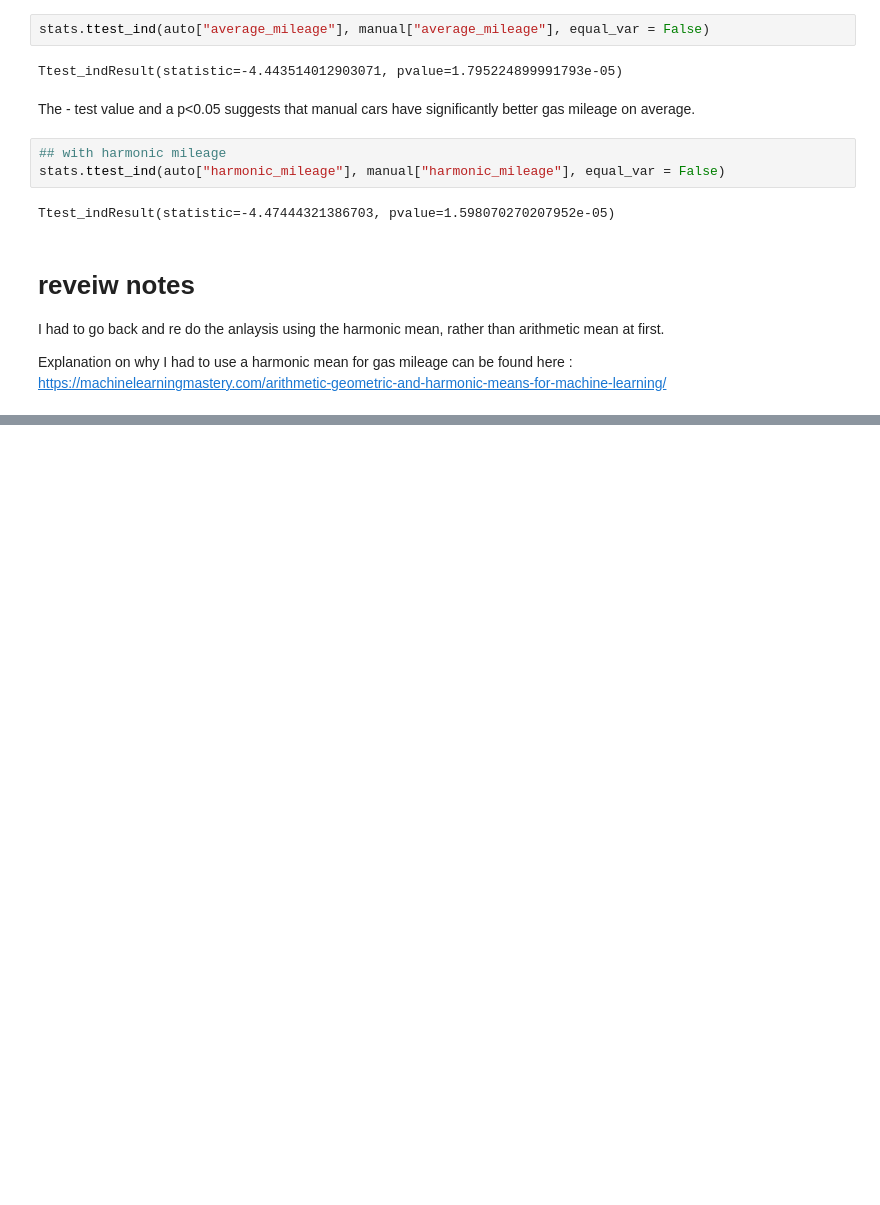
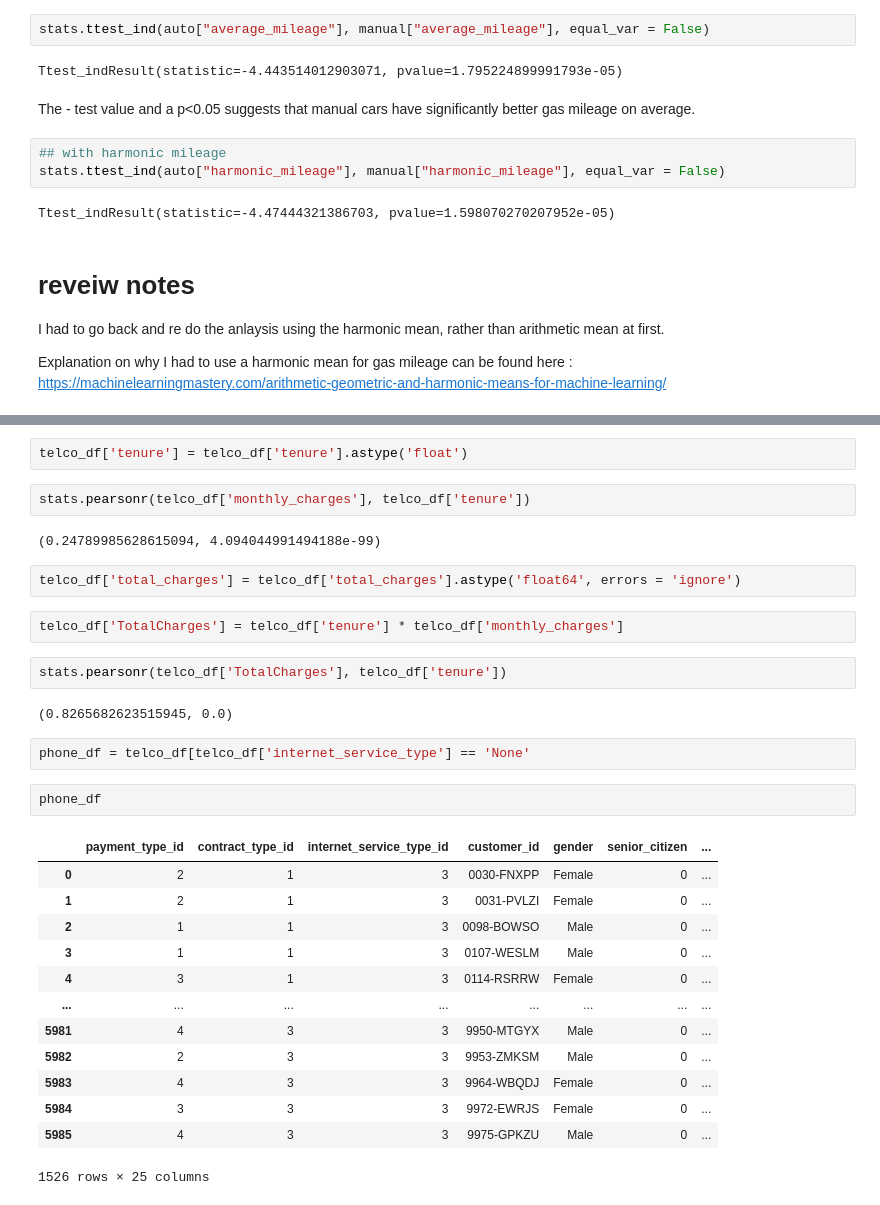
Before and after one commit to parkervoit/statistics-exercises, a Jupyter notebook: hypothesis_testing.ipynb, the cells around one changed output, grey strips where cells are left out. Saved outputs shown, nothing was run; the diff lists cells and outputs as text; blank space fills up the shorter version.

```diff
--- a/hypothesis_testing.ipynb
+++ b/hypothesis_testing.ipynb
@@ -155,0 +198,32 @@ Explanation on why I had to use a harmonic mean for gas mileage can be found her
+# %%
+telco_df['tenure'] = telco_df['tenure'].astype('float')
+# %%
+stats.pearsonr(telco_df['monthly_charges'], telco_df['tenure'])
+# %% [output]
+(0.24789985628615094, 4.094044991494188e-99)
+# %%
+telco_df['total_charges'] = telco_df['total_charges'].astype('float64', errors = 'ignore')
+# %%
+telco_df['TotalCharges'] = telco_df['tenure'] * telco_df['monthly_charges']
+# %%
+stats.pearsonr(telco_df['TotalCharges'], telco_df['tenure'])
+# %% [output]
+(0.8265682623515945, 0.0)
+# %%
+phone_df = telco_df[telco_df['internet_service_type'] == 'None'
+# %%
+phone_df
+# %% [output]
+|  | payment_type_id | contract_type_id | internet_service_type_id | customer_id | gender | senior_citizen | ... |
+| 0 | 2 | 1 | 3 | 0030-FNXPP | Female | 0 | ... |
+| 1 | 2 | 1 | 3 | 0031-PVLZI | Female | 0 | ... |
+| 2 | 1 | 1 | 3 | 0098-BOWSO | Male | 0 | ... |
+| 3 | 1 | 1 | 3 | 0107-WESLM | Male | 0 | ... |
+| 4 | 3 | 1 | 3 | 0114-RSRRW | Female | 0 | ... |
+| ... | ... | ... | ... | ... | ... | ... | ... |
+| 5981 | 4 | 3 | 3 | 9950-MTGYX | Male | 0 | ... |
+| 5982 | 2 | 3 | 3 | 9953-ZMKSM | Male | 0 | ... |
+| 5983 | 4 | 3 | 3 | 9964-WBQDJ | Female | 0 | ... |
+| 5984 | 3 | 3 | 3 | 9972-EWRJS | Female | 0 | ... |
+| 5985 | 4 | 3 | 3 | 9975-GPKZU | Male | 0 | ... |
+1526 rows × 25 columns
```
Also changed, not shown: parts of 42 cells of this notebook.
